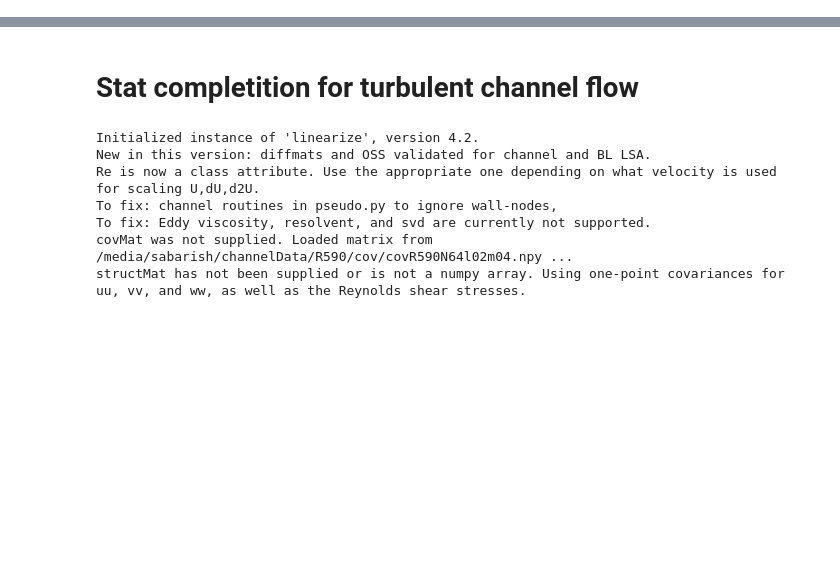
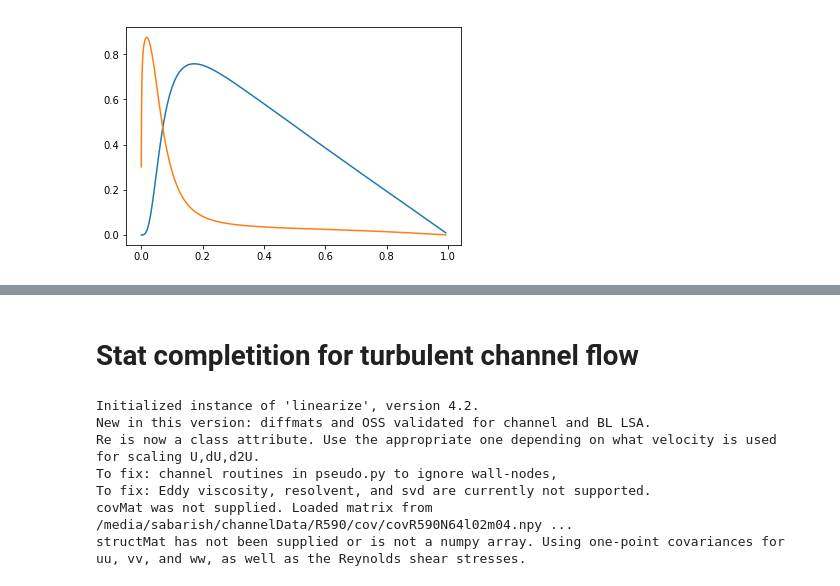
Before and after one commit to saba-vadarevu/Linear-Coherent-Structures-in-Channel-flows, a Jupyter notebook: library/statisticCompletion.ipynb, the cells around one changed output, grey strips where cells are left out. Drawn from its saved outputs; the diff is of its cells as text; code cells hidden in the pictures; blank space fills up the shorter version.

```diff
--- a/library/statisticCompletion.ipynb
+++ b/library/statisticCompletion.ipynb
@@ -29,0 +147,6 @@ os.chdir(specDataDir)
+# %%
+plt.plot(zp[0:96], -rssArr[0,:96],
+         zp[:96], -UzArr[0,:96]/186.)
+plt.show()
+# %% [output]
+[figure, added]
```
Also changed, not shown: parts of 24 cells of this notebook, 2 other files.
